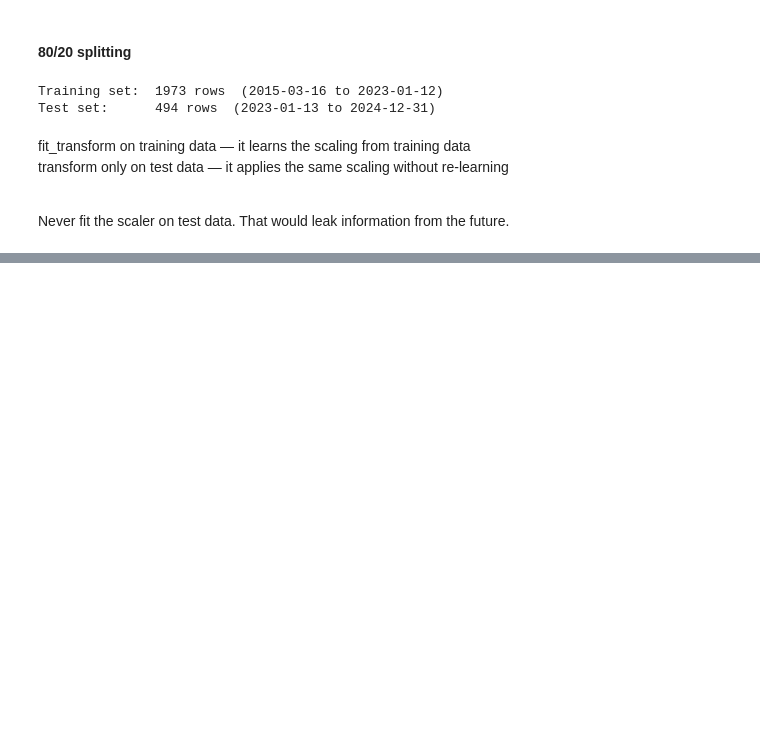
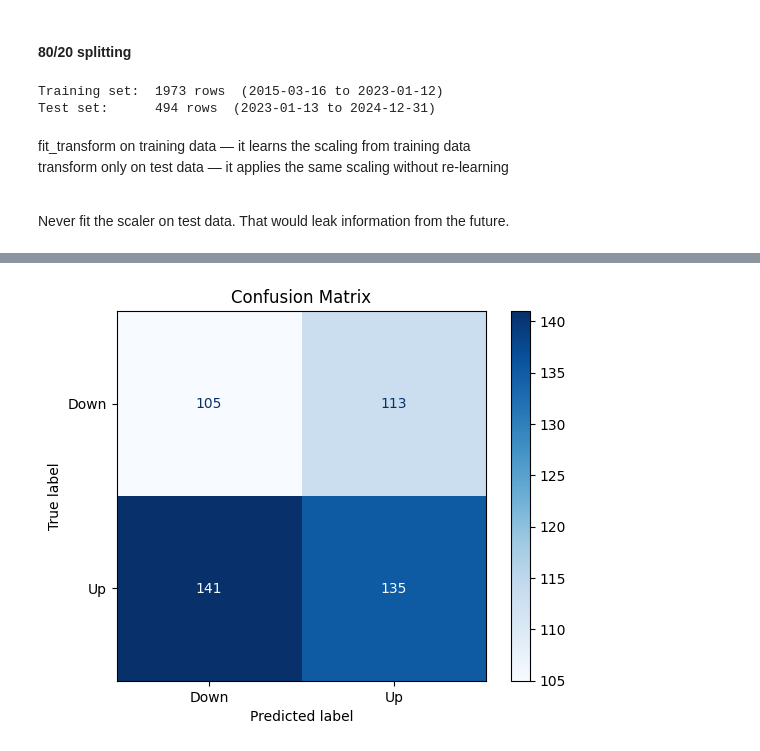
Before and after one commit to sanavi-nk/Stock-Return-Predictor, a Jupyter notebook: notebooks/model_training.ipynb, the cells around one changed output, grey strips where cells are left out. Cells and saved outputs as stored; diff of their text form; code cells hidden in the pictures; blank space fills up the shorter version.

```diff
--- a/notebooks/model_training.ipynb
+++ b/notebooks/model_training.ipynb
@@ -8,7 +8,7 @@ from sklearn.metrics import classification_report, confusion_matrix, ConfusionMa
 from sklearn.preprocessing import StandardScaler
 import joblib       # to save the trained model to disk.
 # %%
-df = pd.read_csv("../data/AAPL_features.csv", index_col="Price", parse_dates=True)
+df = pd.read_csv("../data/AAPL_features.csv", index_col=0, parse_dates=True)
 print(df.shape)
 df.head()
 # %% [output]
@@ -24,11 +24,11 @@ df.head()
 # %%
 features = [
     "lag1", "lag2", "lag3",
-    "sma5", "sma20", "sma50",
-    "price_to_sma20", "price_to_sma50",
-    "volatility_10", "volatility_20",
-    "rsi",
-    "volume_change", "volume_ratio"
+    "momentum_5", "momentum_20",
+    "price_to_sma20", "price_to_sma50", "sma_cross",
+    "volatility_10", "volatility_20", "vol_ratio",
+    "rsi", "rsi_slope",
+    "volume_ratio", "vol_confirmed_move", "day_of_week"
 ]
 
 X = df[features]
@@ -70,0 +73,9 @@ X_test_scaled  = scaler.transform(X_test)
+# %%
+model = RandomForestClassifier(n_estimators=300,
+                               max_depth=4,
+                               min_samples_leaf=75,
+                               max_features=0.3,
+                               class_weight= 'balanced',
+                               random_state=42,
+                               n_jobs=-1)
+model.fit(X_train, y_train)
@@ -70,0 +96,5 @@ X_test_scaled  = scaler.transform(X_test)
+# %%
+preds       = model.predict(X_test)      # predict gives you hard labels (0 or 1).
+preds_proba = model.predict_proba(X_test)[:, 1] # predict_proba gives you the model's confidence — a value between 0 and 1 for each prediction.
+print(f"Predictions sample: {preds[:10]}")
+print(f"Probabilities sample: {preds_proba[:10].round(3)}")
@@ -70,0 +117,8 @@ X_test_scaled  = scaler.transform(X_test)
+# %%
+cm = confusion_matrix(y_test, preds)
+disp = ConfusionMatrixDisplay(confusion_matrix=cm, display_labels=["Down", "Up"])
+disp.plot(cmap="Blues")
+plt.title("Confusion Matrix")
+plt.show()
+# %% [output]
+[figure, added]
```
Also changed, not shown: parts of 9 cells of this notebook, 2 other files.
